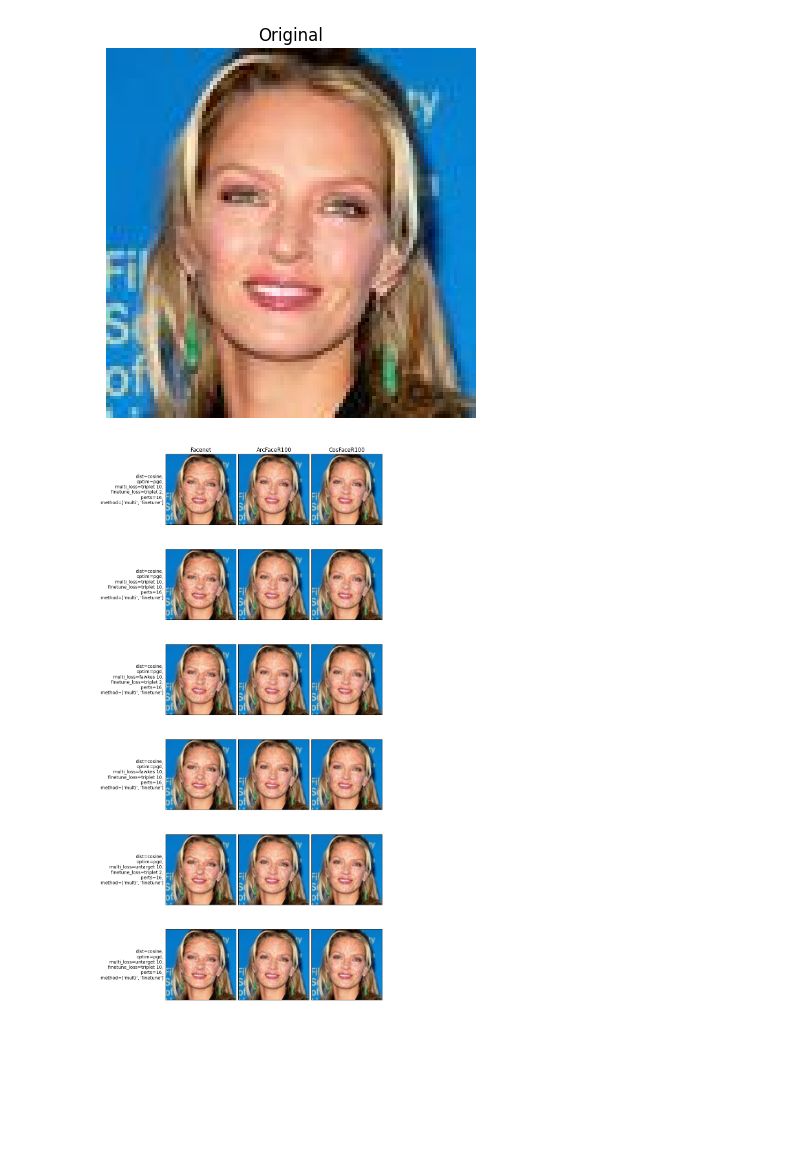
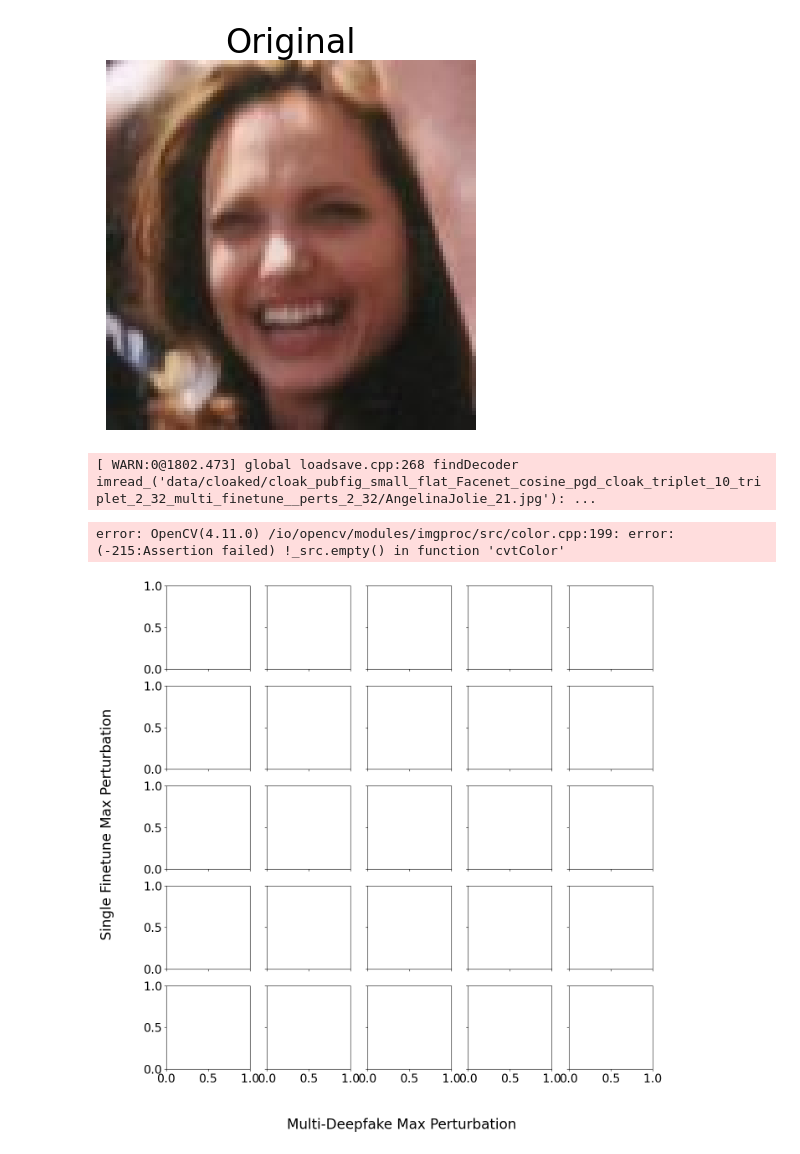
Before and after one commit to zacharyyahn/FaceCloak, a Jupyter notebook: viz.ipynb, the cells around one changed output. Saved outputs shown, nothing was run; the diff lists cells and outputs as text; code cells hidden in the pictures; blank space fills up the shorter version.

```diff
--- a/viz.ipynb
+++ b/viz.ipynb
@@ -6,44 +14,46 @@ import matplotlib.pyplot as plt
 # %%
 def parse_type(type):
     data = type.split("_")
     data.pop(2)
     parsed_type=f"dist={data[0]},\noptim={data[1]},\nmulti_loss={data[2]} {data[3]},\nfinetune_loss={data[4]} {data[5]},\n perts={data[6]},\n method={data[7:]}"
     return parsed_type
 
-person = "UmaThurman_70.jpg"
+person = "AngelinaJolie_21.jpg"
 dataset = "pubfig_small_flat"
-models = ["Facenet", "ArcFaceR100", "CosFaceR100"]
-types = ["cosine_pgd_cloak_triplet_10_triplet_2_16_multi_finetune",
-        "cosine_pgd_cloak_triplet_10_triplet_10_16_multi_finetune",
-        "cosine_pgd_cloak_fawkes_10_triplet_2_16_multi_finetune",
-        "cosine_pgd_cloak_fawkes_10_triplet_10_16_multi_finetune",
-        "cosine_pgd_cloak_untarget_10_triplet_2_16_multi_finetune",
-        "cosine_pgd_cloak_untarget_10_triplet_10_16_multi_finetune"]
+pert_max = ["2", "4", "8", "16", "32"]
+multi_max = ["2", "4", "8", "16", "32"]
 
 im = cv2.imread(f"data/{dataset}/{person}")
 im = cv2.cvtColor(im, cv2.COLOR_BGR2RGB)
 plt.imshow(im)
 plt.axis('off')
 plt.title("Original")
 plt.show()
 
+plt.rcParams.update({'font.size':20})
 
-fig, ax = plt.subplots(len(types), len(models), sharex='col', sharey='row', figsize=(3*len(models), 3*len(types)))
-for i, type in enumerate(types):
-    for j, model in enumerate(models):
-        path = f"data/cloaked/cloak_{dataset}_{model}_{type}/{person}"
+
+fig, ax = plt.subplots(len(pert_max), len(multi_max), sharex='col', sharey='row', figsize=(3*len(pert_max), 3*len(multi_max)))
+fig.supylabel("Single Finetune Max Perturbation")
+fig.supxlabel("Multi-Deepfake Max Perturbation")
+for i, type in enumerate(reversed(pert_max)):
+    for j, model in enumerate(multi_max):
+        path = f"data/cloaked/cloak_pubfig_small_flat_Facenet_cosine_pgd_cloak_triplet_10_triplet_10_{type}_multi_finetune__perts_{model}_{type}/{person}"
         im = cv2.imread(path)
         im = cv2.cvtColor(im, cv2.COLOR_BGR2RGB)
         ax[i, j].set_xticks([])
         ax[i, j].set_yticks([])
         ax[i,j].imshow(im)
-        if i == 0:
-            ax[i,j].set_title(model)
+        if i == len(pert_max) - 1:
+            ax[i,j].set_xlabel(model)
         if j == 0:
-            ax[i,j].set_ylabel(parse_type(type), rotation=0, labelpad=5, va='center', ha='right')
+            #ax[i,j].set_ylabel(parse_type(type), rotation=0, labelpad=5, va='center', ha='right')
+            ax[i,j].set_ylabel(type)
 
 plt.tight_layout()
 plt.show()
 # %% [output]
-[figure, old version]
+[figure, new version]
+[ WARN:0@1802.473] global loadsave.cpp:268 findDecoder imread_('data/cloaked/cloak_pubfig_small_flat_Facenet_cosine_pgd_cloak_triplet_10_triplet_2_32_multi_finetune__perts_2_32/AngelinaJolie_21.jpg'): ...
+error: OpenCV(4.11.0) /io/opencv/modules/imgproc/src/color.cpp:199: error: (-215:Assertion failed) !_src.empty() in function 'cvtColor'
-[figure, old version]
+[figure, new version]
```
Also changed, not shown: parts of 1 cell of this notebook, 39 other files.
